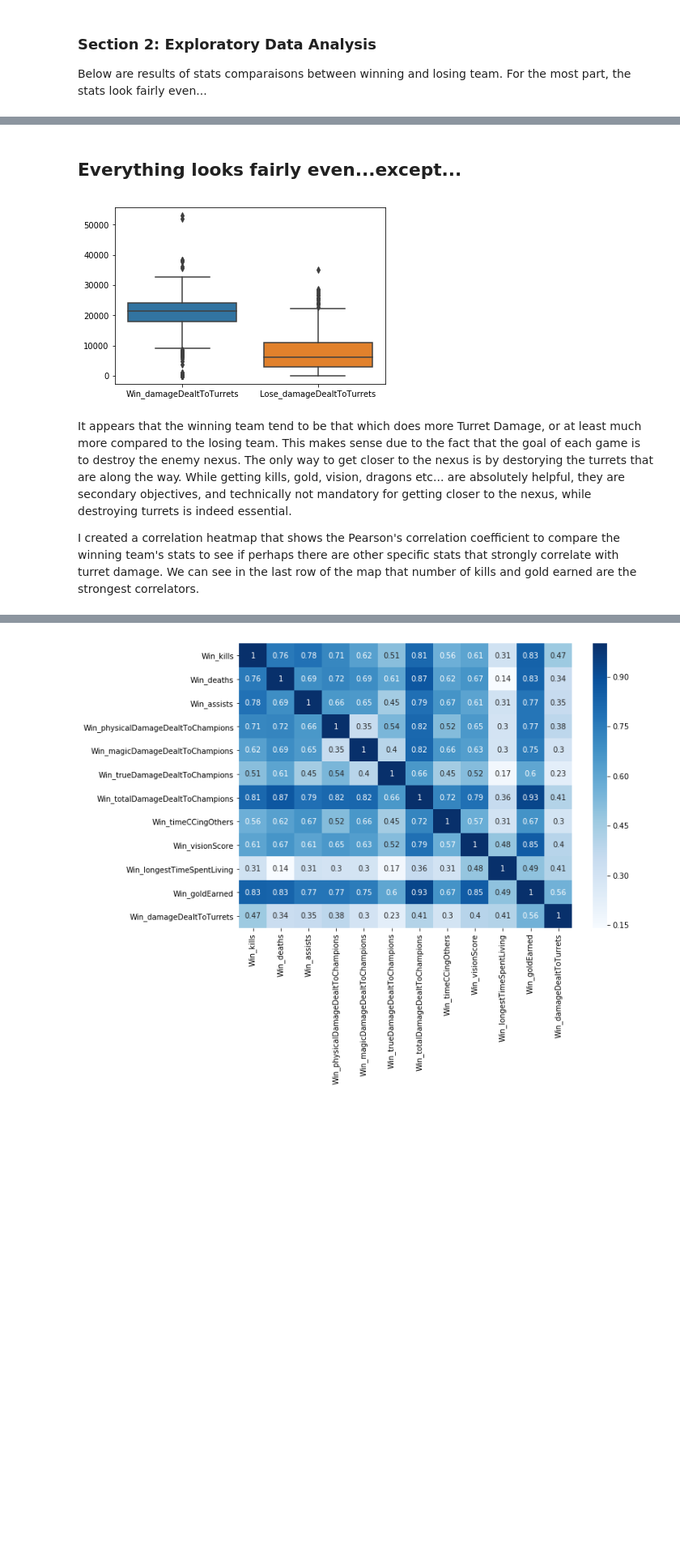
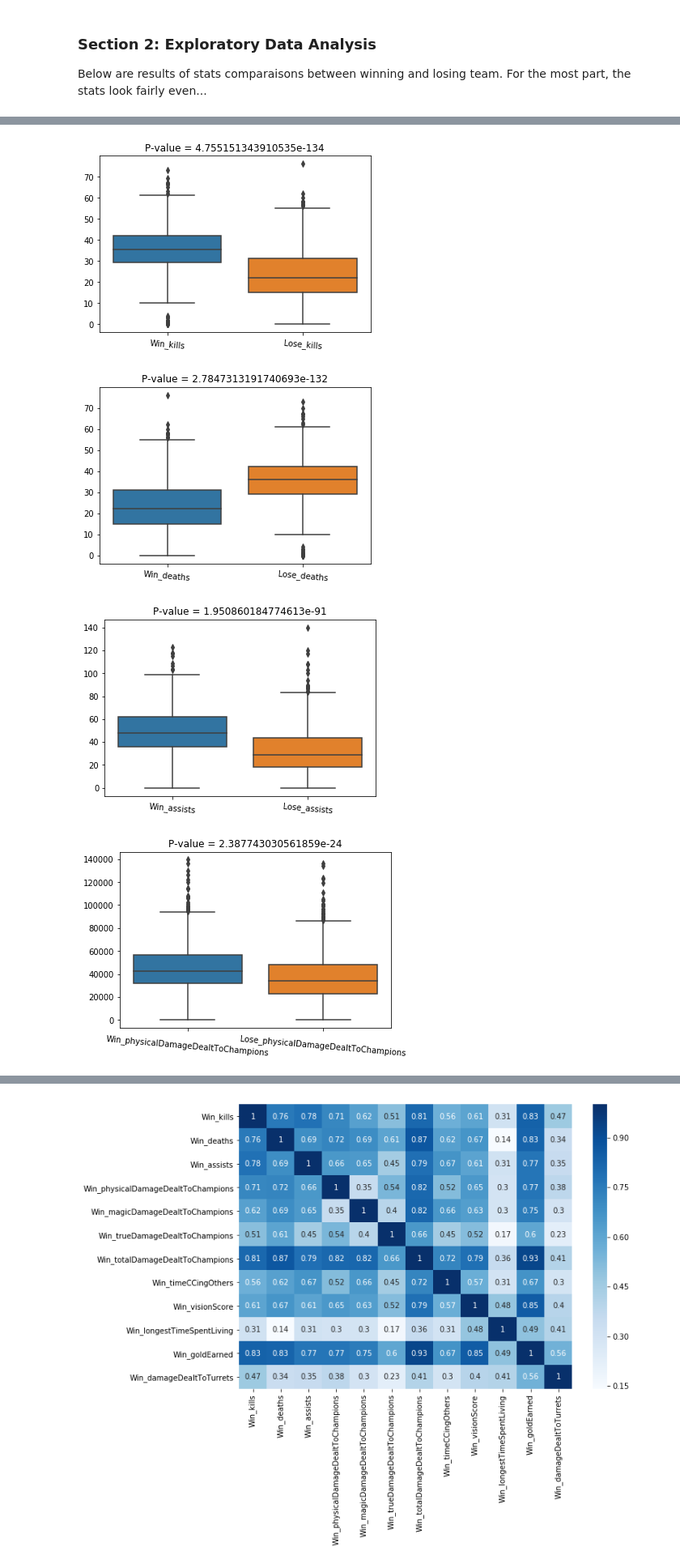
Before and after one commit to Fryman93/SprungBoard, a Jupyter notebook: Capstone 1/LoL.ipynb, the cells around one changed output, grey strips where cells are left out. Shown at 81% size. Saved outputs shown, nothing was run; the diff lists cells and outputs as text; code cells hidden in the pictures; blank space fills up the shorter version.

```diff
--- a/Capstone 1/LoL.ipynb
+++ b/Capstone 1/LoL.ipynb
@@ -279,10 +233,15 @@ plt.xticks(rotation=-5);
-# %% [markdown]
-## Everything looks fairly even...except...
-# %%
-sns.boxplot(data=team_stats[['Win_damageDealtToTurrets','Lose_damageDealtToTurrets']]);
-# %% [output]
-[figure, removed]
-# %% [markdown]
-It appears that the winning team tend to be that which does more Turret Damage, or at least much more compared to the losing team. This makes sense due to the fact that the goal of each game is to destroy the enemy nexus. The only way to get closer to the nexus is by destorying the turrets that are along the way. While getting kills, gold, vision, dragons etc... are absolutely helpful, they are secondary objectives, and technically not mandatory for getting closer to the nexus, while destroying turrets is indeed essential.
-
-I created a correlation heatmap that shows the Pearson's correlation coefficient to compare the winning team's stats to see if perhaps there are other specific stats that strongly correlate with turret damage. We can see in the last row of the map that number of kills and gold earned are the strongest correlators.
+# %%
+for feature in agg:
+    if feature != 'damageDealtToTurrets':
+        t_results = sp.stats.ttest_ind(team_stats['Win_'+feature], team_stats['Lose_'+feature])
+        p_value = list(t_results)[1]
+
+        plt.figure()
+        sns.boxplot(data=team_stats[['Win_'+feature,'Lose_'+feature]]);
+        plt.xticks(rotation=-5)
+        plt.title('P-value = ' + str(p_value))
+# %% [output]
+[figure, added]
+[figure, added]
+[figure, added]
+[figure, added]
```
Also changed, not shown: parts of 57 cells of this notebook.
